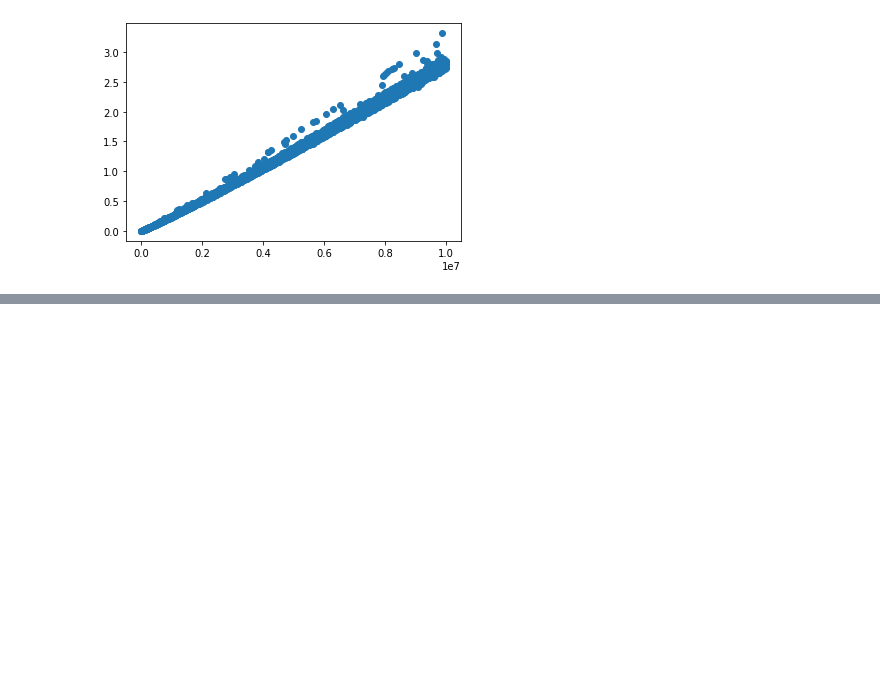
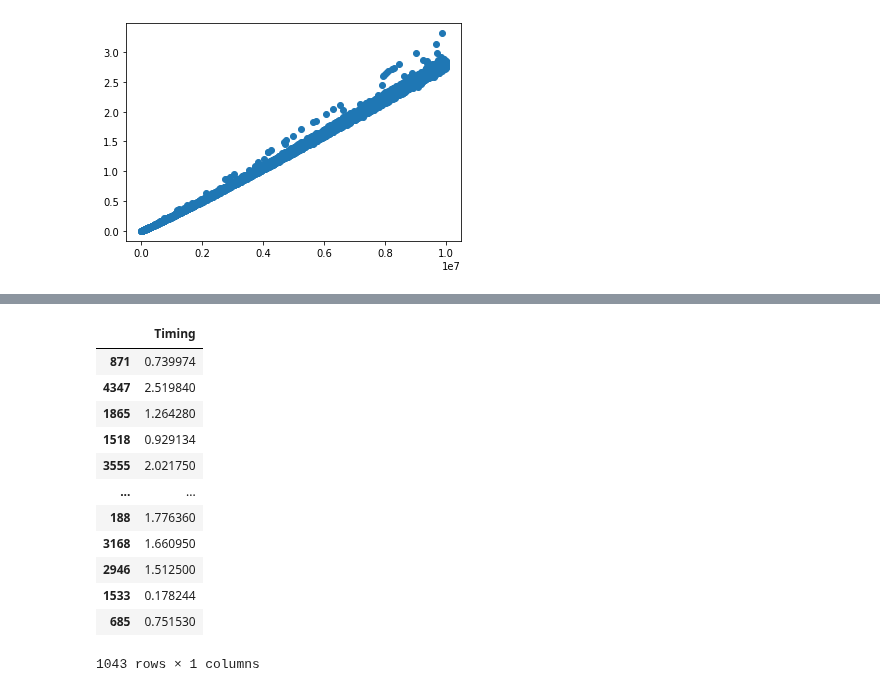
Before and after one commit to lephuocdat2000/-CS114.K21-, a Jupyter notebook: Timing_Complexity.ipynb, the cells around one changed output, grey strips where cells are left out. Cells and saved outputs as stored; diff of their text form; code cells hidden in the pictures; blank space fills up the shorter version.

```diff
--- a/Timing_Complexity.ipynb
+++ b/Timing_Complexity.ipynb
@@ -93,0 +118,16 @@ Prediction(5636284)
+# %%
+y_test
+# %% [output]
+|  | Timing |
+| 871 | 0.739974 |
+| 4347 | 2.519840 |
+| 1865 | 1.264280 |
+| 1518 | 0.929134 |
+| 3555 | 2.021750 |
+| ... | ... |
+| 188 | 1.776360 |
+| 3168 | 1.660950 |
+| 2946 | 1.512500 |
+| 1533 | 0.178244 |
+| 685 | 0.751530 |
+1043 rows × 1 columns
```
Also changed, not shown: parts of 9 cells of this notebook.
